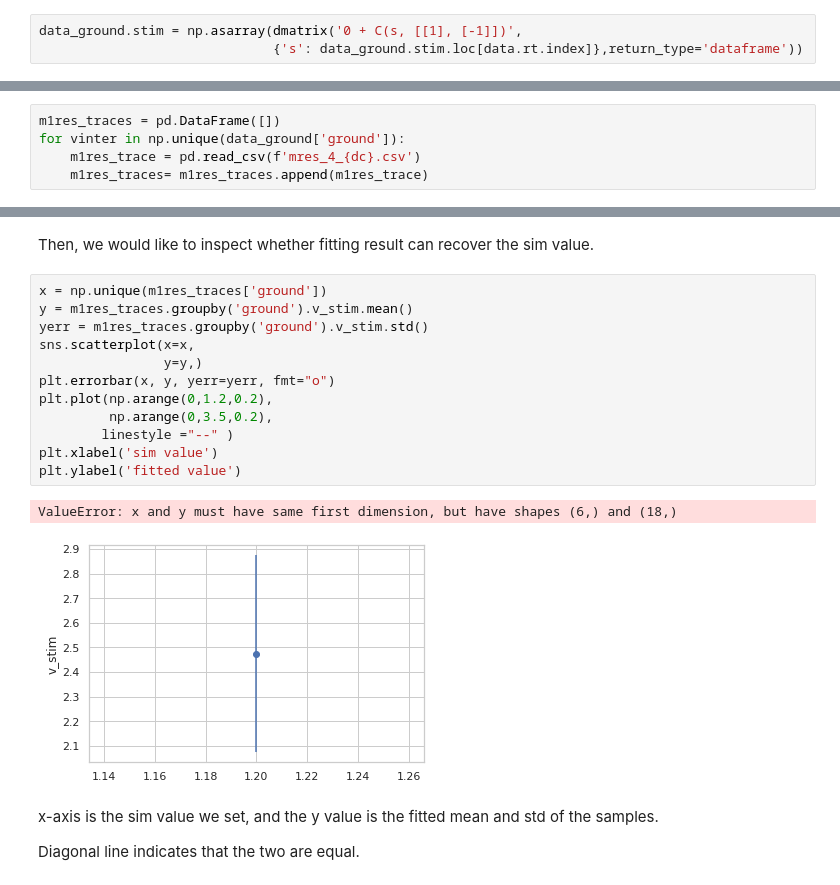
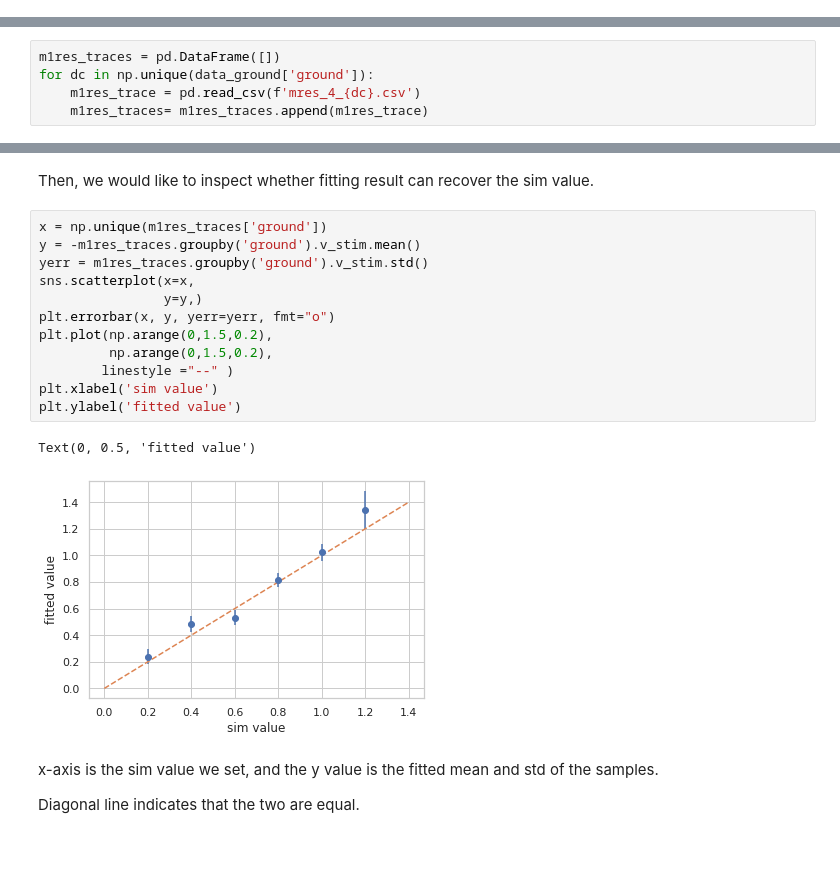
Before and after one commit to Yikang1020/HDDM-parameter-recovery, a Jupyter notebook: stim_coding_2.ipynb, the cells around one changed output, grey strips where cells are left out. Saved outputs shown, nothing was run; the diff lists cells and outputs as text; blank space fills up the shorter version.

Commit message:
stim

```diff
--- a/stim_coding_2.ipynb
+++ b/stim_coding_2.ipynb
@@ -895,7 +927,4 @@ data
 1200 rows × 6 columns
-# %%
-data_ground.stim = np.asarray(dmatrix('0 + C(s, [[1], [-1]])',
-                              {'s': data_ground.stim.loc[data.rt.index]},return_type='dataframe'))
 # %%
 def v_link_func(x, data=data_ground):
     stim = (np.asarray(dmatrix('0 + C(s, [[1], [-1]])',
@@ -937,6 +976,6 @@ WARNING: Custom link functions will not be loaded.
 WARNING: Custom link functions will not be loaded.
 # %%
 m1res_traces = pd.DataFrame([])
-for vinter in np.unique(data_ground['ground']):
+for dc in np.unique(data_ground['ground']):
     m1res_trace = pd.read_csv(f'mres_4_{dc}.csv')
     m1res_traces= m1res_traces.append(m1res_trace)
@@ -946,19 +1001,19 @@ for vinter in np.unique(data_ground['ground']):
 Then, we would like to inspect whether fitting result can recover the sim value.
 # %%
 x = np.unique(m1res_traces['ground'])
-y = m1res_traces.groupby('ground').v_stim.mean()
+y = -m1res_traces.groupby('ground').v_stim.mean()
 yerr = m1res_traces.groupby('ground').v_stim.std()
 sns.scatterplot(x=x,
                 y=y,)
 plt.errorbar(x, y, yerr=yerr, fmt="o")
-plt.plot(np.arange(0,1.2,0.2),
-         np.arange(0,3.5,0.2),
+plt.plot(np.arange(0,1.5,0.2),
+         np.arange(0,1.5,0.2),
         linestyle ="--" )
 plt.xlabel('sim value')
 plt.ylabel('fitted value')
 # %% [output]
-ValueError: x and y must have same first dimension, but have shapes (6,) and (18,)
+Text(0, 0.5, 'fitted value')
-[figure, old version]
+[figure, new version]
 # %% [markdown]
 x-axis is the sim value we set, and the y value is the fitted mean and std of the samples.
 
```
Also changed, not shown: parts of 11 cells of this notebook.
